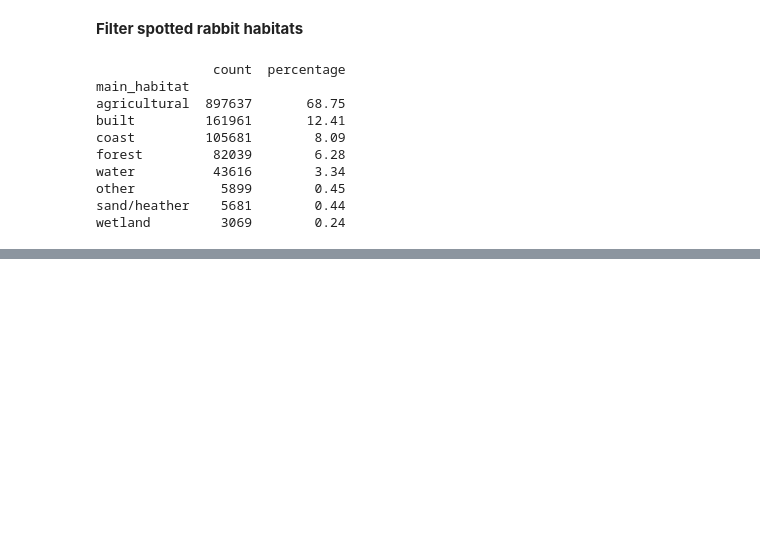
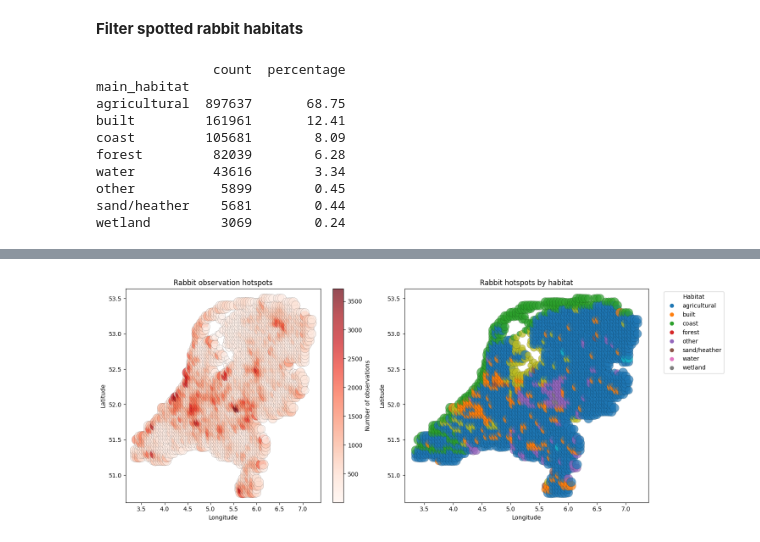
Before and after one commit to Sannebeast/Rabbitions, a Jupyter notebook: notebooks/project.ipynb, the cells around one changed output, grey strips where cells are left out. Drawn from its saved outputs; the diff is of its cells as text; code cells hidden in the pictures; blank space fills up the shorter version.

```diff
--- a/notebooks/project.ipynb
+++ b/notebooks/project.ipynb
@@ -492,0 +547,80 @@ Agricultural environment is the habit rabbits are spotted most (68,75%). Built a
+# %%
+df_spotted = df[df["is_spotted"] == 1]
+
+# =========================================
+# 1. Location-only hotspot map
+# =========================================
+loc_counts_1 = df_spotted.groupby(
+    ["decimalLongitude", "decimalLatitude"]
+).size().reset_index(name="count")
+
+loc_counts_1["log_count"] = np.log1p(loc_counts_1["count"])
+
+# =========================================
+# 2. Location + habitat map
+# =========================================
+loc_counts_2 = df_spotted.groupby(
+    ["decimalLongitude", "decimalLatitude", "main_habitat"]
+).size().reset_index(name="count")
+
+loc_counts_2["log_count"] = np.log1p(loc_counts_2["count"])
+
+habitats = loc_counts_2["main_habitat"].astype("category")
+colors = habitats.cat.codes
+
+# =========================================
+# 3. Create side-by-side plots
+# =========================================
+fig, axes = plt.subplots(1, 2, figsize=(15, 6))
+
+# -------- LEFT: intensity only --------
+sc1 = axes[0].scatter(
+    loc_counts_1["decimalLongitude"],
+    loc_counts_1["decimalLatitude"],
+    s=loc_counts_1["log_count"] * 40,
+    c=loc_counts_1["count"],
+    cmap="Reds",
+    alpha=0.7,
+    edgecolors="black",
+    linewidths=0.2
+)
+
+axes[0].set_title("Rabbit observation hotspots")
+axes[0].set_xlabel("Longitude")
+axes[0].set_ylabel("Latitude")
+
+cbar1 = plt.colorbar(sc1, ax=axes[0])
+cbar1.set_label("Number of observations")
+
+# -------- RIGHT: habitat + intensity --------
+sc2 = axes[1].scatter(
+    loc_counts_2["decimalLongitude"],
+    loc_counts_2["decimalLatitude"],
+    s=loc_counts_2["log_count"] * 40,
+    c=colors,
+    cmap="tab10",
+    alpha=0.7,
+    edgecolors="black",
+    linewidths=0.2
+)
+
+axes[1].set_title("Rabbit hotspots by habitat")
+axes[1].set_xlabel("Longitude")
+axes[1].set_ylabel("Latitude")
+
+# habitat legend
+handles = [
+    plt.Line2D([0], [0], marker='o', color='w',
+               markerfacecolor=cm.tab10(i),
+               markersize=8,
+               label=cat)
+    for i, cat in enumerate(habitats.cat.categories)
+]
+
+axes[1].legend(handles=handles, title="Habitat",
+               bbox_to_anchor=(1.05, 1), loc="upper left")
+
+plt.tight_layout()
+plt.show()
+# %% [output]
+[figure, added]
```
Also changed, not shown: parts of 8 cells of this notebook.
